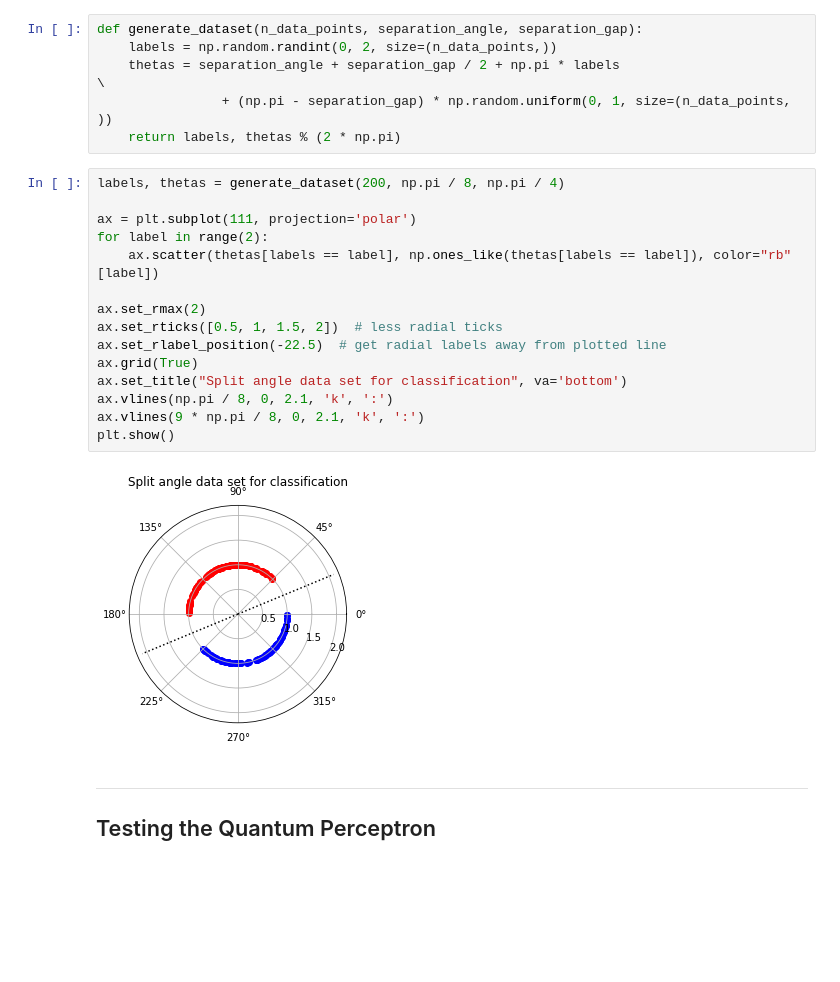
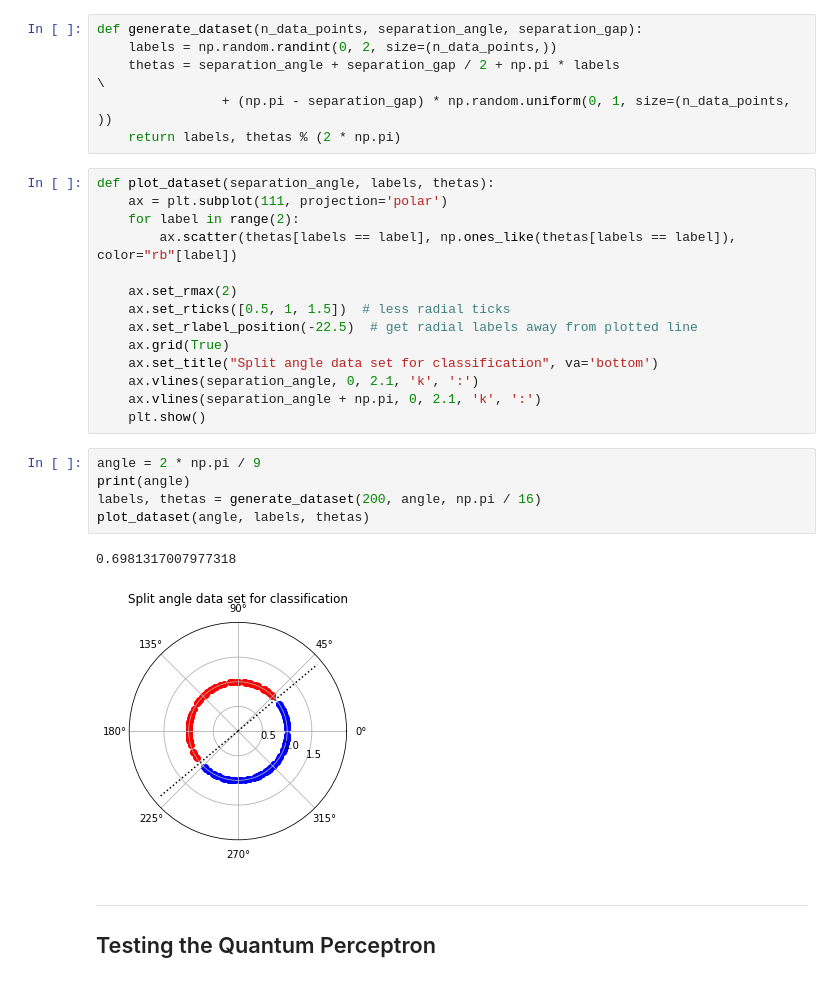
Before and after one commit to crazy4pi314/ml4all-quantum-perceptron, a Jupyter notebook: quantum-perceptron-python.ipynb, the cells around one changed output. Saved outputs shown, nothing was run; the diff lists cells and outputs as text; blank space fills up the shorter version.

```diff
--- a/quantum-perceptron-python.ipynb
+++ b/quantum-perceptron-python.ipynb
@@ -50,22 +48,27 @@ def generate_dataset(n_data_points, separation_angle, separation_gap):
                 + (np.pi - separation_gap) * np.random.uniform(0, 1, size=(n_data_points, ))
     return labels, thetas % (2 * np.pi)
 # %%
-labels, thetas = generate_dataset(200, np.pi / 8, np.pi / 4)
+def plot_dataset(separation_angle, labels, thetas):
+    ax = plt.subplot(111, projection='polar')
+    for label in range(2):
+        ax.scatter(thetas[labels == label], np.ones_like(thetas[labels == label]), color="rb"[label])
 
-ax = plt.subplot(111, projection='polar')
-for label in range(2):
-    ax.scatter(thetas[labels == label], np.ones_like(thetas[labels == label]), color="rb"[label])
-
-ax.set_rmax(2)
-ax.set_rticks([0.5, 1, 1.5, 2])  # less radial ticks
-ax.set_rlabel_position(-22.5)  # get radial labels away from plotted line
-ax.grid(True)
-ax.set_title("Split angle data set for classification", va='bottom')
-ax.vlines(np.pi / 8, 0, 2.1, 'k', ':')
-ax.vlines(9 * np.pi / 8, 0, 2.1, 'k', ':')
-plt.show()
+    ax.set_rmax(2)
+    ax.set_rticks([0.5, 1, 1.5])  # less radial ticks
+    ax.set_rlabel_position(-22.5)  # get radial labels away from plotted line
+    ax.grid(True)
+    ax.set_title("Split angle data set for classification", va='bottom')
+    ax.vlines(separation_angle, 0, 2.1, 'k', ':')
+    ax.vlines(separation_angle + np.pi, 0, 2.1, 'k', ':')
+    plt.show()
-# %% [output]
-[figure, removed]
+# %%
+angle = 2 * np.pi / 9
+print(angle)
+labels, thetas = generate_dataset(200, angle, np.pi / 16)
+plot_dataset(angle, labels, thetas)
+# %% [output]
+0.6981317007977318
+[figure, added]
 # %% [markdown]
 ---
 ## Testing the Quantum Perceptron
```
Also changed, not shown: parts of 4 cells of this notebook, 1 other file.
